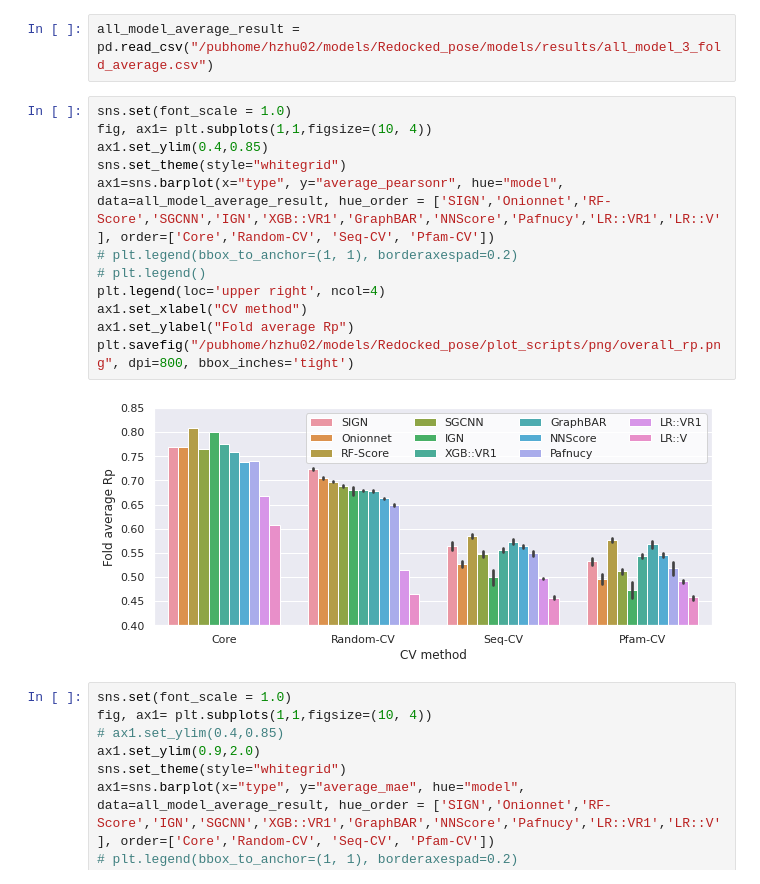
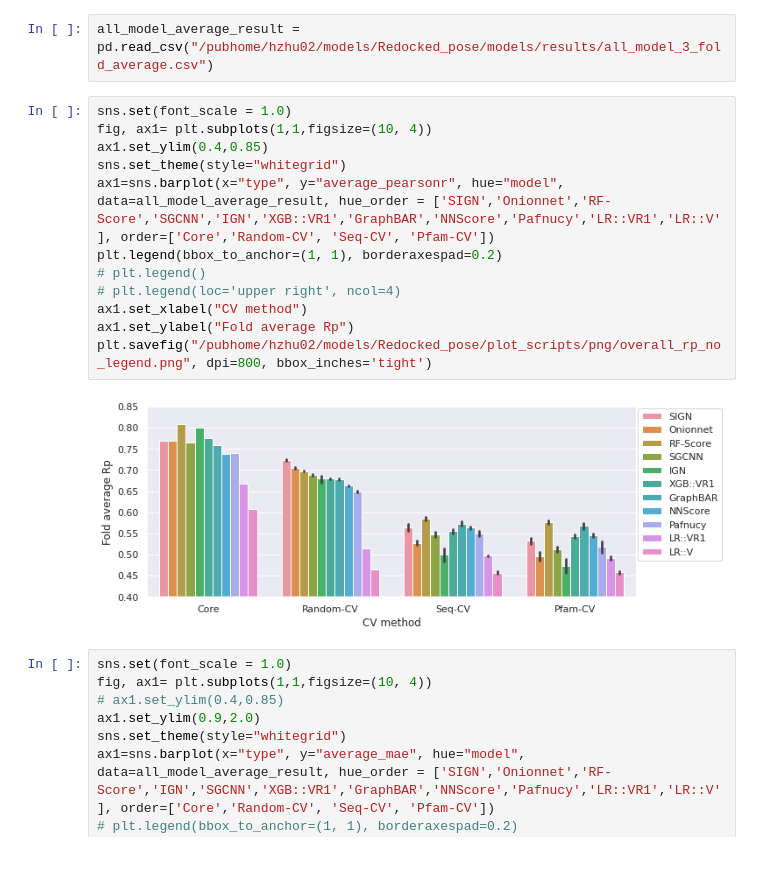
Before and after one commit to hnlab/generalization_benchmark, a Jupyter notebook: plot_scripts/plots.ipynb, the cells around one changed output. Saved outputs shown, nothing was run; the diff lists cells and outputs as text.

```diff
--- a/plot_scripts/plots.ipynb
+++ b/plot_scripts/plots.ipynb
@@ -97,17 +97,17 @@ all_model_average_result = pd.read_csv("/pubhome/hzhu02/models/Redocked_pose/mod
 # %%
 sns.set(font_scale = 1.0)
 fig, ax1= plt.subplots(1,1,figsize=(10, 4))
 ax1.set_ylim(0.4,0.85)
 sns.set_theme(style="whitegrid")
 ax1=sns.barplot(x="type", y="average_pearsonr", hue="model", data=all_model_average_result, hue_order = ['SIGN','Onionnet','RF-Score','SGCNN','IGN','XGB::VR1','GraphBAR','NNScore','Pafnucy','LR::VR1','LR::V'], order=['Core','Random-CV', 'Seq-CV', 'Pfam-CV'])
-# plt.legend(bbox_to_anchor=(1, 1), borderaxespad=0.2)
+plt.legend(bbox_to_anchor=(1, 1), borderaxespad=0.2)
 # plt.legend()
-plt.legend(loc='upper right', ncol=4)
+# plt.legend(loc='upper right', ncol=4)
 ax1.set_xlabel("CV method")
 ax1.set_ylabel("Fold average Rp")
-plt.savefig("/pubhome/hzhu02/models/Redocked_pose/plot_scripts/png/overall_rp.png", dpi=800, bbox_inches='tight')
+plt.savefig("/pubhome/hzhu02/models/Redocked_pose/plot_scripts/png/overall_rp_no_legend.png", dpi=800, bbox_inches='tight')
 # %% [output]
-[figure, old version]
+[figure, new version]
 # %%
 sns.set(font_scale = 1.0)
 fig, ax1= plt.subplots(1,1,figsize=(10, 4))
```
Also changed, not shown: 11 other files.
